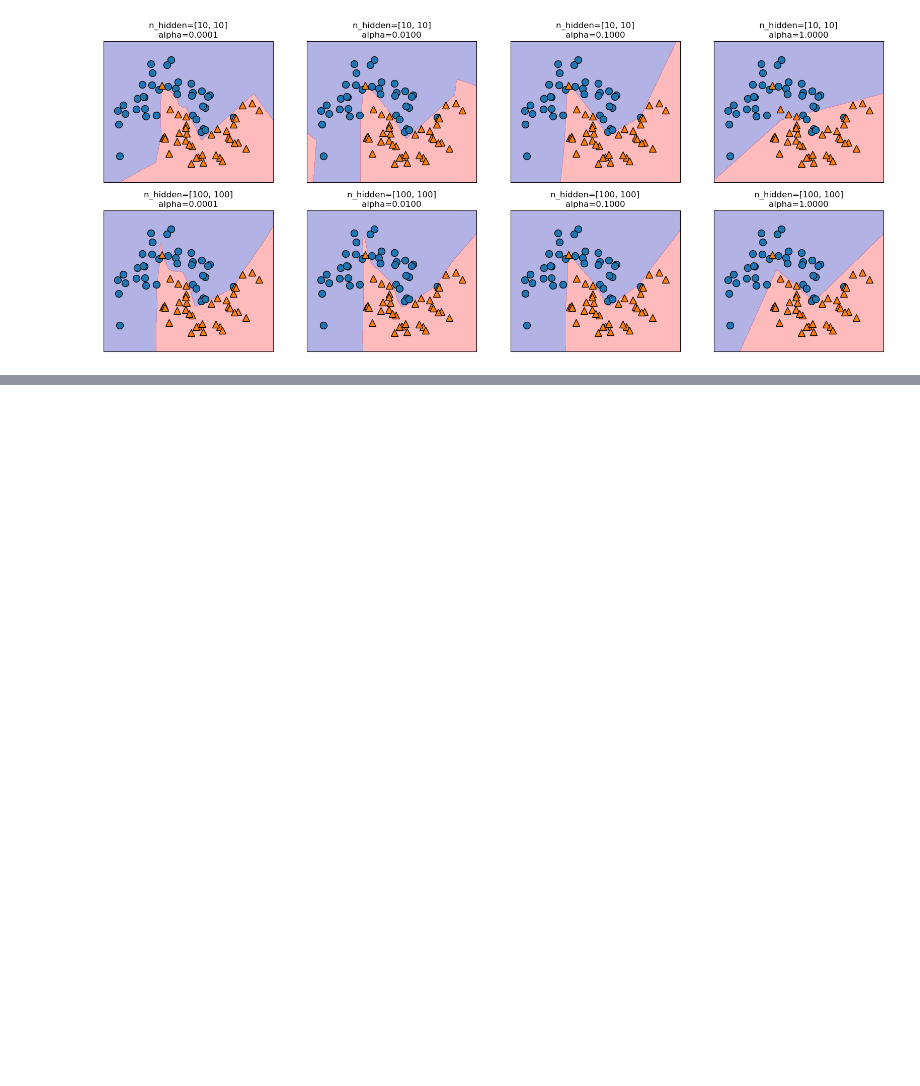
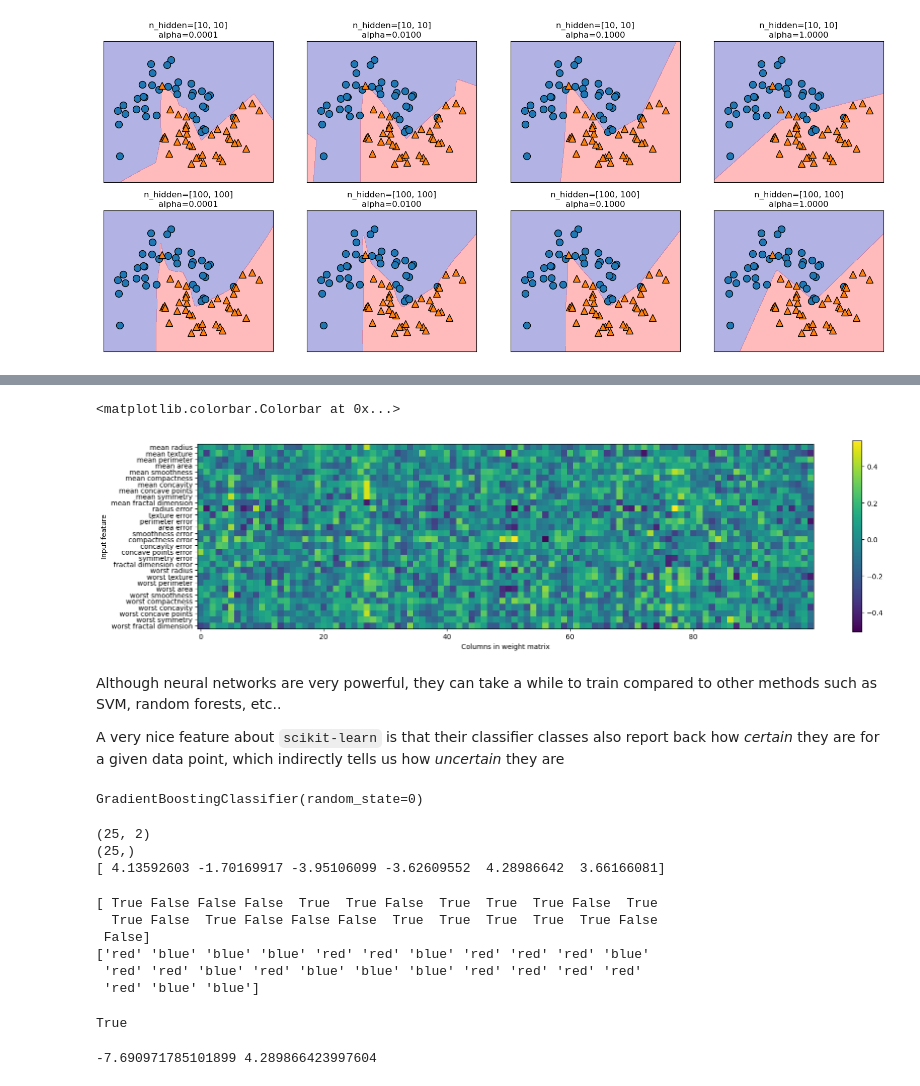
Before and after one commit to Giov12/intro.to.ml, a Jupyter notebook: chapter2.ipynb, the cells around one changed output, grey strips where cells are left out. Cells and saved outputs as stored; diff of their text form; code cells hidden in the pictures; blank space fills up the shorter version.

```diff
--- a/chapter2.ipynb
+++ b/chapter2.ipynb
@@ -1041,0 +1096,67 @@ An important property of neural networks is that their weights are set randomly
+# %%
+plt.figure(figsize=(20, 5))
+plt.imshow(mlp.coefs_[0], interpolation='none', cmap='viridis')
+plt.yticks(range(30), cancer.feature_names)
+plt.xlabel("Columns in weight matrix")
+plt.ylabel("Input feature")
+plt.colorbar()
+# %% [output]
+<matplotlib.colorbar.Colorbar at 0x...>
+[figure, added]
+# %% [markdown]
+Although neural networks are very powerful, they can take a while to train compared to other methods such as SVM, random forests, etc..
+
+A very nice feature about `scikit-learn` is that their classifier classes also report back how *certain* they are for a given data point, which indirectly tells us how *uncertain* they are
+# %%
+from sklearn.ensemble import GradientBoostingClassifier
+from sklearn.datasets import make_blobs, make_circles
+
+x, y = make_circles(noise=0.25, factor=0.5, random_state=1)
+
+# rename classes "blue" & "red" for illustration purposes
+y_renamed = np.array(["blue", "red"])[y]
+xtrain, xtest, ytrain_named, ytest_named, \
+    ytrain, ytest = train_test_split(x, y_renamed, y, random_state=0)
+
+# gradient boosting model
+gbrt = GradientBoostingClassifier(random_state=0)
+gbrt.fit(xtrain, ytrain_named)
+# %% [output]
+GradientBoostingClassifier(random_state=0)
+# %%
+print(xtest.shape)
+
+# here is one function to look at the models certainty
+print(gbrt.decision_function(xtest).shape) # all the decisions are here
+print(gbrt.decision_function(xtest)[:6])
+
+# Positive values indicate a preference for the positive class
+# negative values indicate a preference for the "negative" (i.e., other) class
+# %% [output]
+(25, 2)
+(25,)
+[ 4.13592603 -1.70169917 -3.95106099 -3.62609552  4.28986642  3.66166081]
+# %%
+# see the preference directions
+print(gbrt.decision_function(xtest) > 0)
+print(gbrt.predict(xtest))
+# %% [output]
+[ True False False False  True  True False  True  True  True False  True
+  True False  True False False False  True  True  True  True  True False
+ False]
+['red' 'blue' 'blue' 'blue' 'red' 'red' 'blue' 'red' 'red' 'red' 'blue'
+ 'red' 'red' 'blue' 'red' 'blue' 'blue' 'blue' 'red' 'red' 'red' 'red'
+ 'red' 'blue' 'blue']
+# %%
+# fully recovering the output of predict
+greater_zero = (gbrt.decision_function(xtest) > 0).astype(int)
+pred         = gbrt.classes_[greater_zero]
+print(np.all(pred == gbrt.predict(xtest)))
+# %% [output]
+True
+# %%
+# print the range of certainies
+decision_function = gbrt.decision_function(xtest)
+print(np.min(decision_function), np.max(decision_function))
+# %% [output]
+-7.690971785101899 4.289866423997604
```
Also changed, not shown: parts of 18 cells of this notebook.
